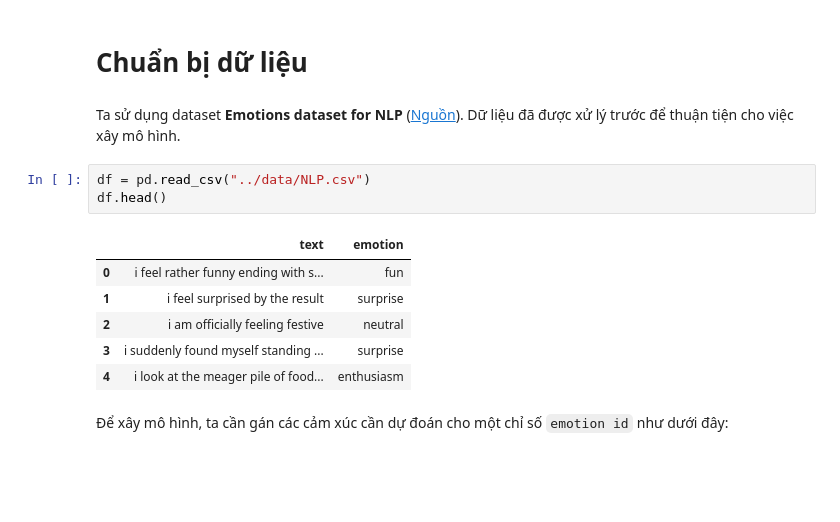
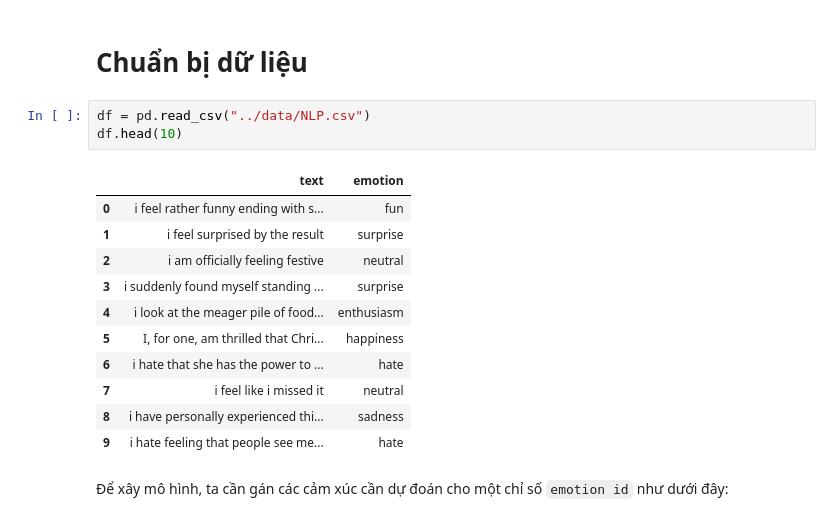
Before and after one commit to Khang1904/EMOTIVE, a Jupyter notebook: models/nlp.ipynb, the cells around one changed output. Saved outputs shown, nothing was run; the diff lists cells and outputs as text; blank space fills up the shorter version.

```diff
--- a/models/nlp.ipynb
+++ b/models/nlp.ipynb
@@ -10,19 +10,21 @@ np.random.seed(42)
 tf.random.set_seed(42)
 # %% [markdown]
 # Chuẩn bị dữ liệu
-# %% [markdown]
-Ta sử dụng dataset **Emotions dataset for NLP** ([Nguồn](https://www.kaggle.com/datasets/praveengovi/emotions-dataset-for-nlp)).
-Dữ liệu đã được xử lý trước để thuận tiện cho việc xây mô hình.
 # %%
 df = pd.read_csv("../data/NLP.csv")
-df.head()
+df.head(10)
 # %% [output]
 |  | text | emotion |
 | 0 | i feel rather funny ending with s... | fun |
 | 1 | i feel surprised by the result | surprise |
 | 2 | i am officially feeling festive | neutral |
 | 3 | i suddenly found myself standing ... | surprise |
 | 4 | i look at the meager pile of food... | enthusiasm |
+| 5 | I, for one, am thrilled that Chri... | happiness |
+| 6 | i hate that she has the power to ... | hate |
+| 7 | i feel like i missed it | neutral |
+| 8 | i have personally experienced thi... | sadness |
+| 9 | i hate feeling that people see me... | hate |
 # %% [markdown]
 Để xây mô hình, ta cần gán các cảm xúc cần dự đoán cho một chỉ số `emotion id` như dưới đây:
 # %%
```
Also changed, not shown: parts of 2 cells of this notebook, 1 other file.
